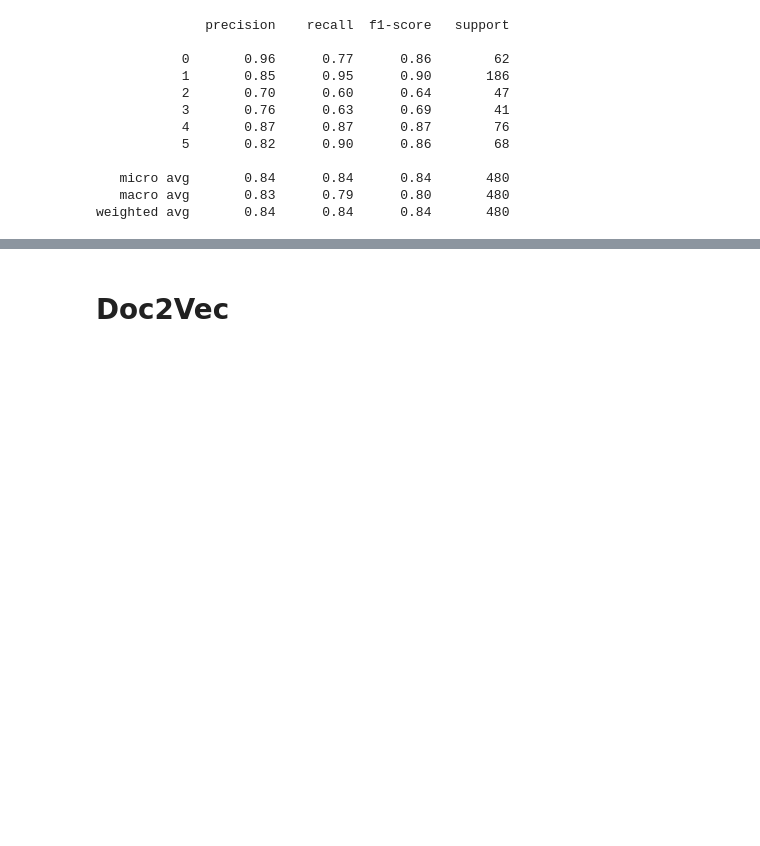
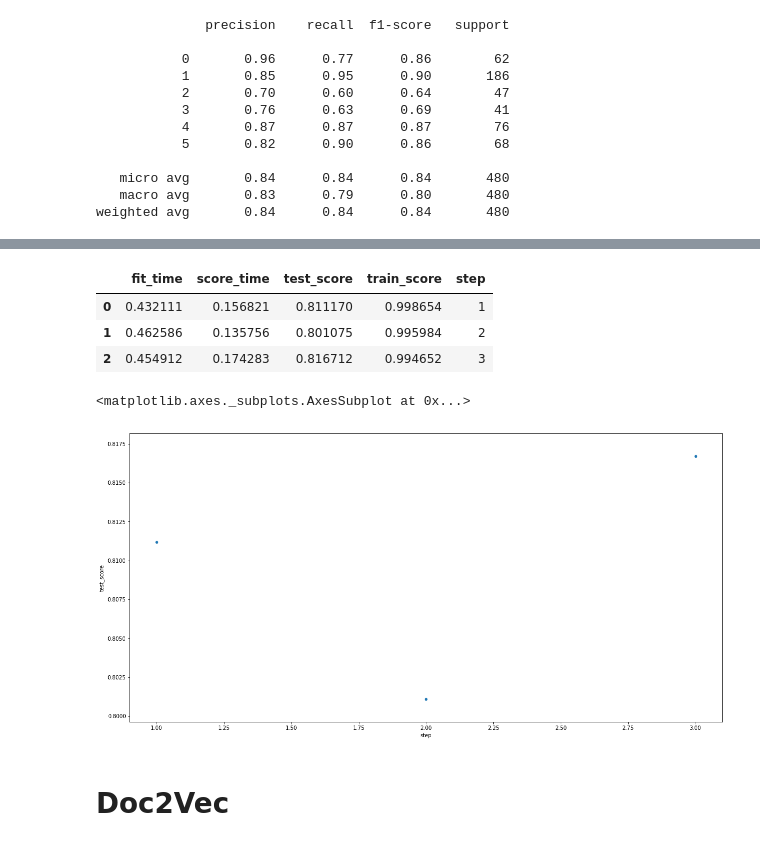
Before and after one commit to Remydeme/NLP-Topic-Classifier, a Jupyter notebook: yt_transcripts/EasyScraper/analyse_data.ipynb, the cells around one changed output, grey strips where cells are left out. Drawn from its saved outputs; the diff is of its cells as text; code cells hidden in the pictures; blank space fills up the shorter version.

Commit message:
[ES] - Apply cross validation on the dataset

```diff
--- a/yt_transcripts/EasyScraper/analyse_data.ipynb
+++ b/yt_transcripts/EasyScraper/analyse_data.ipynb
@@ -156,3 +156,11 @@ print(score)
    micro avg       0.84      0.84      0.84       480
    macro avg       0.83      0.79      0.80       480
 weighted avg       0.84      0.84      0.84       480
+# %%
+# cross validation
+from sklearn.model_selection import cross_validate
+
+cross_model = Pipeline([('vect', CountVectorizer()),
+                      ('tfidf', TfidfTransformer()),
+                      ('clf', LinearSVC())])
+score = cross_validate(cross_model, x_train, y_train, n_jobs=-1, verbose=1)
@@ -159,3 +170,20 @@ weighted avg       0.84      0.84      0.84       480
+# %%
+import seaborn as sns
+
+cross_val_score_df = pd.DataFrame(score)
+cross_val_score_df['step'] = [1, 2, 3]
+# %%
+cross_val_score_df.head()
+# %% [output]
+|  | fit_time | score_time | test_score | train_score | step |
+| 0 | 0.432111 | 0.156821 | 0.811170 | 0.998654 | 1 |
+| 1 | 0.462586 | 0.135756 | 0.801075 | 0.995984 | 2 |
+| 2 | 0.454912 | 0.174283 | 0.816712 | 0.994652 | 3 |
+# %%
+sns.scatterplot(x='step', y='test_score', data=cross_val_score_df,)
+# %% [output]
+<matplotlib.axes._subplots.AxesSubplot at 0x...>
+[figure, added]
 # %% [markdown]
 
 # Doc2Vec
```
Also changed, not shown: parts of 2 cells of this notebook.
